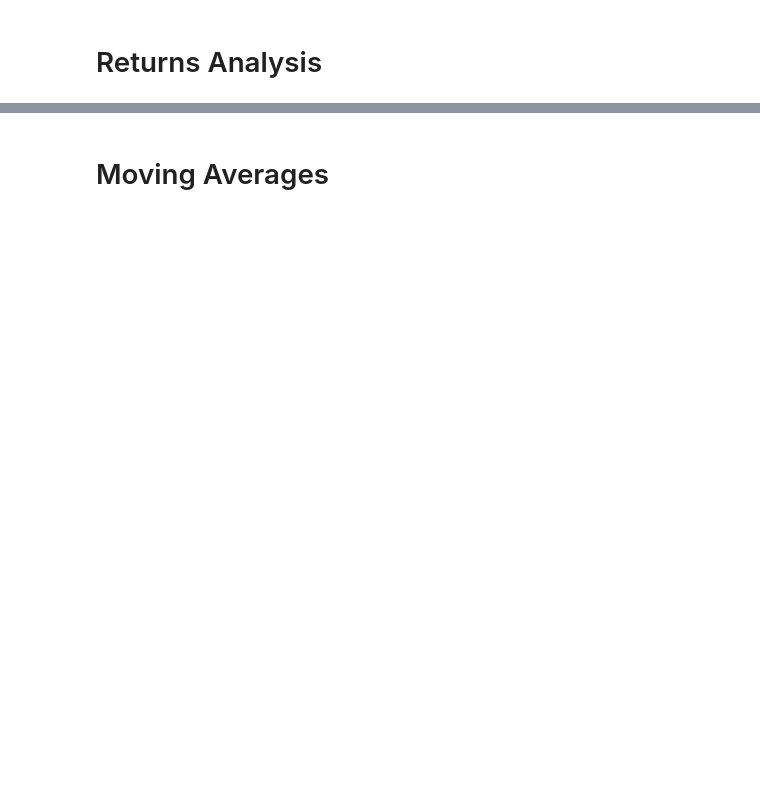
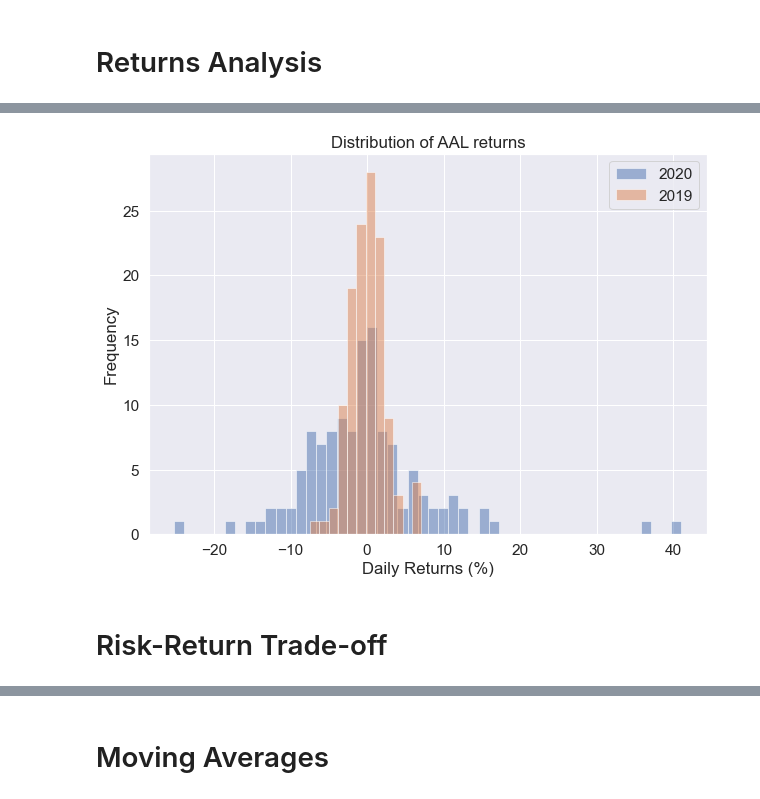
Before and after one commit to chankeith96/Side-Project---Financial-Analysis, a Jupyter notebook: My Financial Analysis.ipynb, the cells around one changed output, grey strips where cells are left out. Cells and saved outputs as stored; diff of their text form; code cells hidden in the pictures; blank space fills up the shorter version.

```diff
--- a/My Financial Analysis.ipynb
+++ b/My Financial Analysis.ipynb
@@ -166,3 +239,0 @@ returns = pd.DataFrame()
-# %%
-for ticker in tickers:
-    returns[ticker]=stocks.xs(key=(ticker,'Close'), axis=1).pct_change()
@@ -304,6 +239,0 @@ stocks.xs(key='Close',axis=1,level=1).iplot()
-# %%
-# Using matplotlib (in case Plotly stops working above) to plot all the stocks over time. This graph shows daily closing prices
-fig = plt.figure(figsize=(12,5))
-for ticker in tickers:
-    plt.plot(stocks[ticker]["Close"])
-    plt.legend(tickers)
@@ -316,0 +254,6 @@ To register the converters:
+# %%
+# We can use pandas pct_change() method on the 'Adj Close' column to create a column representing this return value.
+for ticker in tickers:
+    returns[ticker]=closing_prices_df[ticker].pct_change()*100
+# %%
+returns = returns[:-2]
@@ -316,0 +334,19 @@ To register the converters:
+# %%
+# We can show the distributions of the daily returns using a distribution plot
+# User input ticker of interest
+ticker = "AAL"
+
+a = returns[ticker].loc['2020-01-03':'2020-07-01'].dropna()
+b = returns[ticker].loc['2019-01-03':'2019-07-01'].dropna()
+
+plt.figure(figsize = (10,7))
+a.plot(kind='hist', label='2020', bins=50, alpha=0.5)
+b.plot(kind='hist', label='2019', bins=12, alpha=0.5)
+plt.title('Distribution of ' + ticker + ' returns')
+plt.xlabel('Daily Returns (%)')
+plt.legend()
+plt.show()
+# %% [output]
+[figure, added]
+# %% [markdown]
+# Risk-Return Trade-off
```
Also changed, not shown: parts of 88 cells of this notebook.
